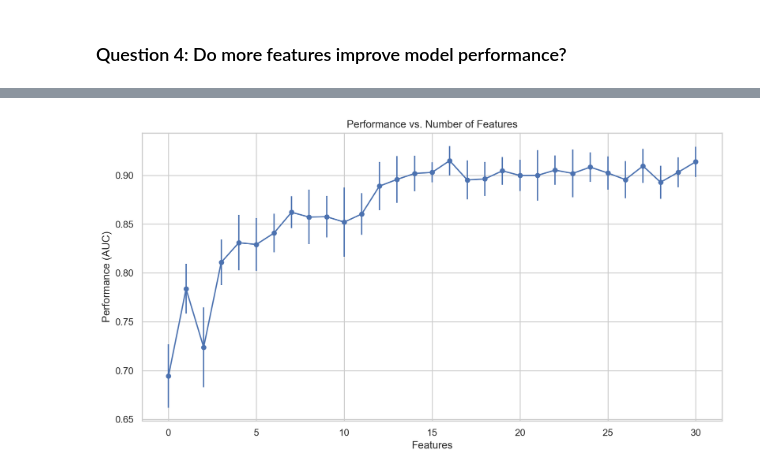
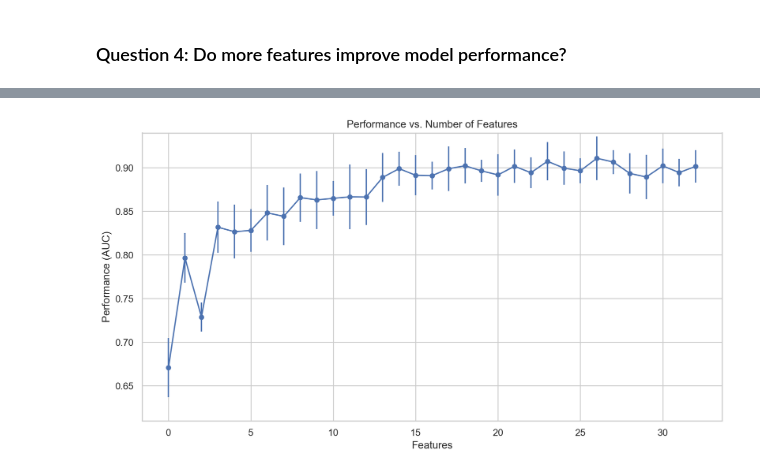
Before and after one commit to cagov/aae-dsa-water, a Jupyter notebook: water.ipynb, the cells around one changed output, grey strips where cells are left out. Drawn from its saved outputs; the diff is of its cells as text; code cells hidden in the pictures.

Commit message:
incorporated DSCI features into ML model

```diff
--- a/water.ipynb
+++ b/water.ipynb
@@ -128,7 +132,9 @@ end_dry_season = dt_obj.fromisoformat('2021-10-01')
 # %%
 all_huc_ids = []
 all_average_dscis_dry_season = []
-all_standard_deviations_dsci_dry_season = []
+all_max_dscis_dry_season = []
+all_standard_deviation_dscis_dry_season = []
+all_delta_dscis = []
 for i in range(len(df_huc8['HUC8'])):
     # Get an individual HUC8 region in California
     one_huc8_code = df_huc8['HUC8'][i]
@@ -139,17 +145,31 @@ for i in range(len(df_huc8['HUC8'])):
     # Convert the keyword MapDate into a datetime object
     df_one_huc['MapDate'] = pd.to_datetime(df_one_huc['MapDate'], format = '%Y%m%d').reset_index(drop=True)
 
-    # Identify data corresponding to the dry season
-    mask = (df_one_huc['MapDate'] > start_dry_season) & (df_one_huc['MapDate'] <= end_dry_season)
+    # Identify the dry season
+    mask_dry = (df_one_huc['MapDate'] > start_dry_season) & (df_one_huc['MapDate'] <= end_dry_season)
+    df_dry = df_one_huc[mask_dry]
 
-    # Calculate the average DSCI during the dry season along with the standard deviation
-    average_dsci_dry_season = np.nanmean(1*df_one_huc.D0 + 2*df_one_huc.D1 + 3*df_one_huc.D2 + 4*df_one_huc.D3 + 5*df_one_huc.D4)
-    standard_deviation_dry_season_dsci = np.nanstd(1*df_one_huc.D0 + 2*df_one_huc.D1 + 3*df_one_huc.D2 + 4*df_one_huc.D3 + 5*df_one_huc.D4)
+    # Calculate the maximum, average, and standard deviation of the DSCI during the dry season
+    max_dsci_dry_season = np.nanmax(1*df_dry.D0 + 2*df_dry.D1 + 3*df_dry.D2 + 4*df_dry.D3 + 5*df_dry.D4)
+    average_dsci_dry_season = np.nanmean(1*df_dry.D0 + 2*df_dry.D1 + 3*df_dry.D2 + 4*df_dry.D3 + 5*df_dry.D4)
+    standard_deviation_dry_season_dsci = np.nanstd(1*df_dry.D0 + 2*df_dry.D1 + 3*df_dry.D2 + 4*df_dry.D3 + 5*df_dry.D4)
+
+    # Identify the dry season
+    mask_wet = (df_one_huc['MapDate'] > start_wet_season) & (df_one_huc['MapDate'] <= end_wet_season)
+    df_wet = df_one_huc[mask_wet]
+
+    # Calculate the average DSCI during the wet season
+    average_dsci_wet_season = np.nanmean(1*df_wet.D0 + 2*df_wet.D1 + 3*df_wet.D2 + 4*df_wet.D3 + 5*df_wet.D4)
+
+    # Calculate the change in average DSCI between dry and wet seasons
+    delta_dsci = average_dsci_dry_season - average_dsci_wet_season
 
     # Save the data to a list
     all_huc_ids.append(one_huc8_code)
+    all_max_dscis_dry_season.append(max_dsci_dry_season)
     all_average_dscis_dry_season.append(average_dsci_dry_season)
-    all_standard_deviations_dsci_dry_season.append(standard_deviation_dry_season_dsci)
+    all_standard_deviation_dscis_dry_season.append(standard_deviation_dry_season_dsci)
+    all_delta_dscis.append(delta_dsci)
 # %% [output]
 Fetching data for HUC8 region 18100204 Salton Sea
 Fetching data for HUC8 region 18070303 San Luis Rey-Escondido
@@ -170,8 +190,10 @@ Fetching data for HUC8 region 18010101 Smith
 Fetching data for HUC8 region 18010206 Upper Klamath
 # %%
 df_drought_data = pd.DataFrame({'HUC8': all_huc_ids,
+                   'DSCI Dry Season Max': all_max_dscis_dry_season,
                    'DSCI Dry Season Average': all_average_dscis_dry_season,
-                   'DSCI Dry Season Standard Deviation': all_standard_deviations_dsci_dry_season})
+                   'DSCI Dry Season Standard Deviation': all_standard_deviation_dscis_dry_season,
+                   'DSCI Dry Wet Delta': all_delta_dscis})
 # %%
 df_drought_data
 # %% [output]
@@ -204,7 +226,8 @@ df = df[['DroughtExperienced_x', 'ServiceConnections', 'Population','Score_Sourc
     'PWPhysicalAddressLat', 'PWPhysicalAddressLong_x', 'CurtailedWatershed_x',
     'ActiveGWSource_y', 'ActiveSWSource_y', 'HUC4_x', 'FracturedRock_x',
     'Intertie_x', 'CentralValleyCounties', 'HUC8_CentralValley', 'HUC8_Coast', 'HUC8_Other',
-    'DSCI2WYAvg', 'TNCFlow2WYAvg', 'DSCI Dry Season Average', 'DSCI Dry Season Standard Deviation']]
+    'DSCI2WYAvg', 'TNCFlow2WYAvg', 'DSCI Dry Season Max', 'DSCI Dry Season Average',
+    'DSCI Dry Season Standard Deviation', 'DSCI Dry Wet Delta']]
 # %% [markdown]
 Rename columns so they make more sense.
 # %%
@@ -327,7 +350,8 @@ Scale the numeric features assuming the data obey a Gaussian distribution (is th
 numeric_features = ['ServiceConnections', 'Population', 'CDAG_rank',
                     'SAFER_AccessibilityScore', 'PWPhysicalAddressLat',
                     'PWPhysicalAddressLong','ActiveGWSource', 'ActiveSWSource',
-                    'DSCI2WYAvg', 'TNCFlow2WYAvg', 'DSCI Dry Season Average', 'DSCI Dry Season Standard Deviation']
+                    'DSCI2WYAvg', 'TNCFlow2WYAvg', 'DSCI Dry Season Max', 'DSCI Dry Season Average',
+                    'DSCI Dry Season Standard Deviation', 'DSCI Dry Wet Delta']
 
 categorical_features = ['Score_SourceNumber', 'Score_SCV',
        'Score_SCM', 'Score_CriticallyOverdraftedGroundwaterBasin',
@@ -505,11 +529,12 @@ for i in range(len(ordered_features)):
 # %%
 fig, ax = plt.subplots(figsize=(12,6))
 sns.set_theme(style='whitegrid')
 #ax.plot(np.arange(29), np.flip(auc_values), marker=".", markersize=10)
-ax.errorbar(np.arange(31),np.flip(auc_values), yerr=np.flip(auc_std), marker=".", markersize=10)
+ax.errorbar(np.arange(33),np.flip(auc_values), yerr=np.flip(auc_std), marker=".", markersize=10)
 ax.set_xlabel('Features')
 ax.set_ylabel('Performance (AUC)')
 ax.set_title('Performance vs. Number of Features')
+ax.set_ylim([0.61, 0.94])
 fig.savefig('performancevsfeatures_2.png', dpi=300, transparent=True, bbox_inches='tight')
 # %% [output]
-[figure, old version]
+[figure, new version]
```
Also changed, not shown: parts of 11 cells of this notebook.
